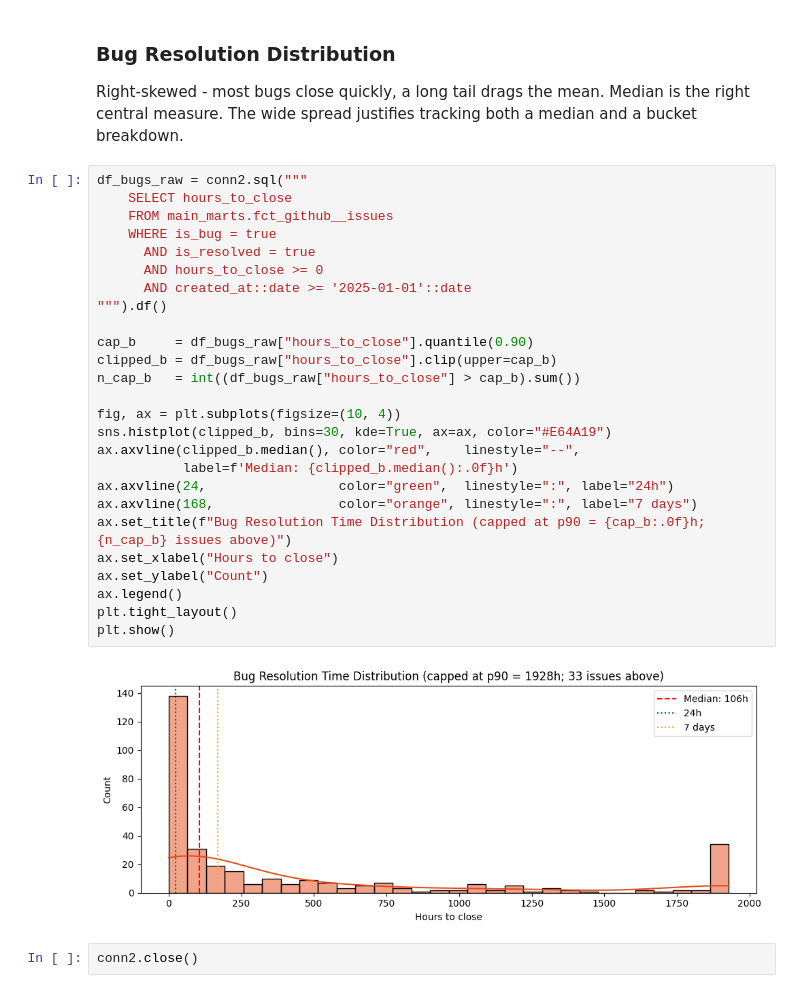
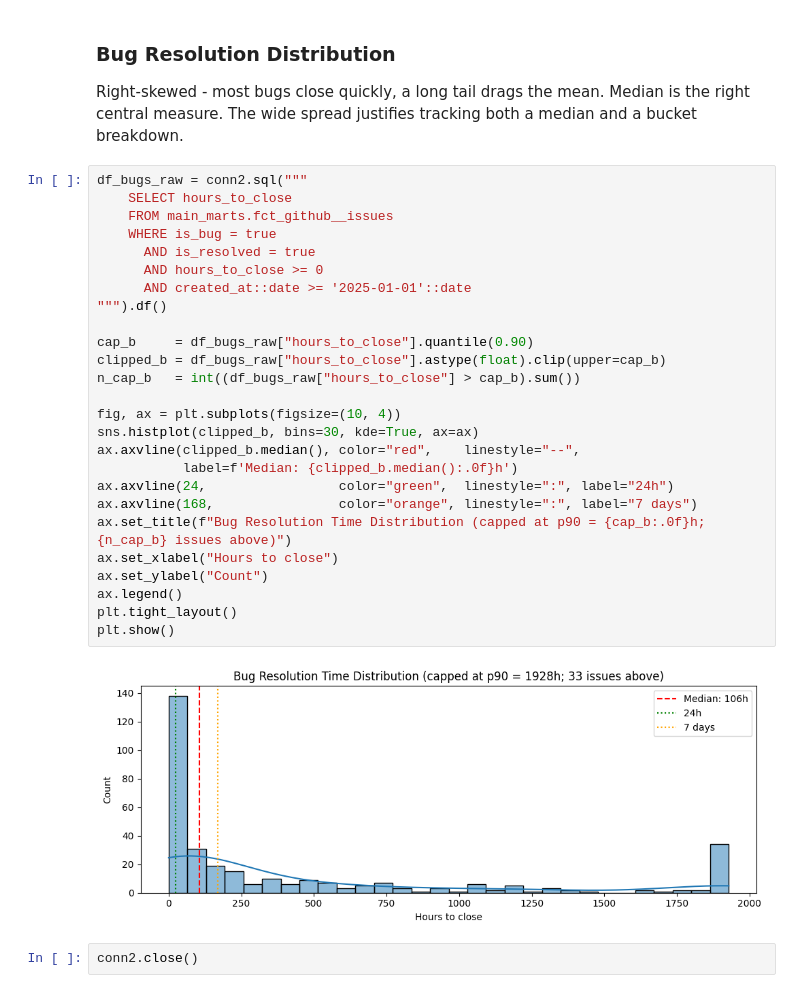
Before and after one commit to anikonorova/github_repository_analytics, a Jupyter notebook: analysis/summary.ipynb, the cells around one changed output. Cells and saved outputs as stored; diff of their text form.

```diff
--- a/analysis/summary.ipynb
+++ b/analysis/summary.ipynb
@@ -358,30 +500,30 @@ Right-skewed - most bugs close quickly, a long tail drags the mean. Median is th
 # %%
 df_bugs_raw = conn2.sql("""
     SELECT hours_to_close
     FROM main_marts.fct_github__issues
     WHERE is_bug = true
       AND is_resolved = true
       AND hours_to_close >= 0
       AND created_at::date >= '2025-01-01'::date
 """).df()
 
 cap_b     = df_bugs_raw["hours_to_close"].quantile(0.90)
-clipped_b = df_bugs_raw["hours_to_close"].clip(upper=cap_b)
+clipped_b = df_bugs_raw["hours_to_close"].astype(float).clip(upper=cap_b)
 n_cap_b   = int((df_bugs_raw["hours_to_close"] > cap_b).sum())
 
 fig, ax = plt.subplots(figsize=(10, 4))
-sns.histplot(clipped_b, bins=30, kde=True, ax=ax, color="#E64A19")
+sns.histplot(clipped_b, bins=30, kde=True, ax=ax)
 ax.axvline(clipped_b.median(), color="red",    linestyle="--",
            label=f'Median: {clipped_b.median():.0f}h')
 ax.axvline(24,                 color="green",  linestyle=":", label="24h")
 ax.axvline(168,                color="orange", linestyle=":", label="7 days")
 ax.set_title(f"Bug Resolution Time Distribution (capped at p90 = {cap_b:.0f}h; {n_cap_b} issues above)")
 ax.set_xlabel("Hours to close")
 ax.set_ylabel("Count")
 ax.legend()
 plt.tight_layout()
 plt.show()
 # %% [output]
-[figure, old version]
+[figure, new version]
 # %%
 conn2.close()
```
Also changed, not shown: parts of 25 cells of this notebook.
